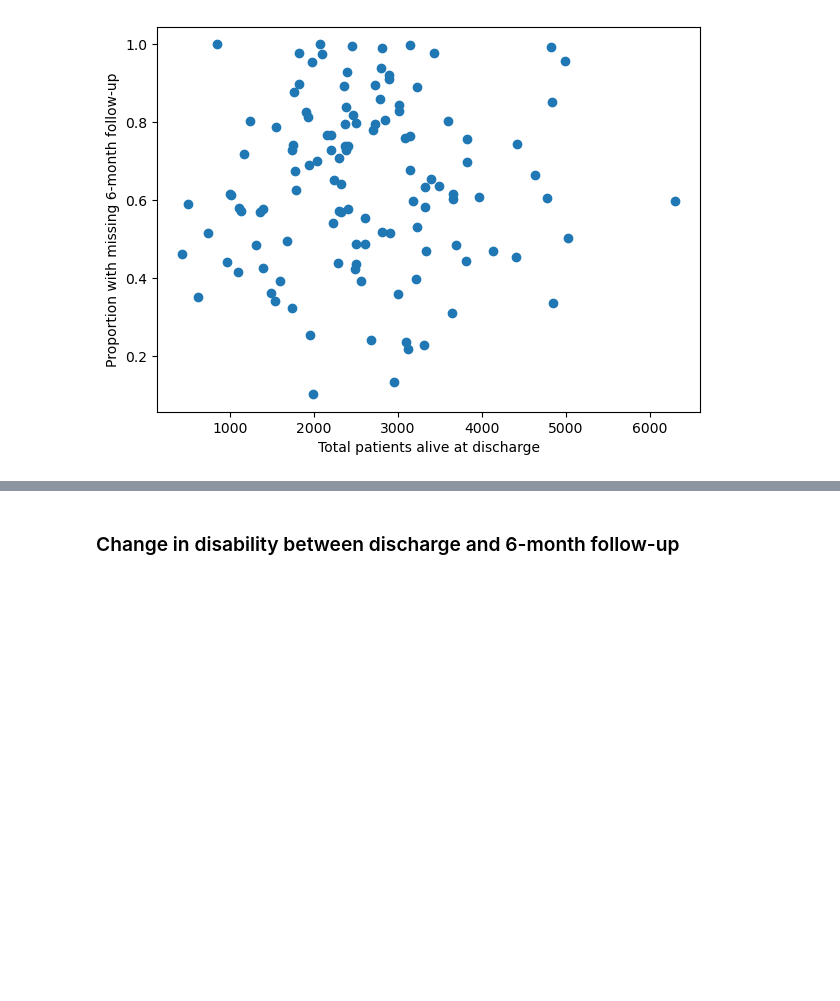
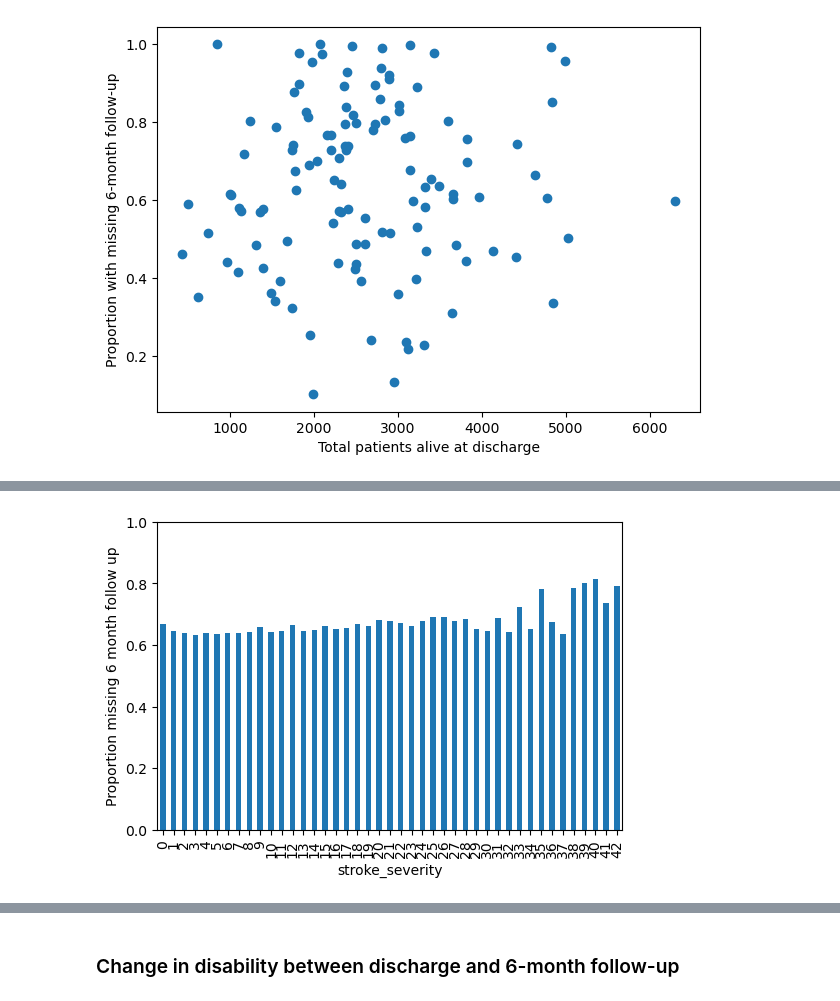
Before and after one commit to samuel-book/samuel_2_data_prep, a Jupyter notebook: descriptive_statistics/disability_6_months.ipynb, the cells around one changed output, grey strips where cells are left out. Drawn from its saved outputs; the diff is of its cells as text; code cells hidden in the pictures; blank space fills up the shorter version.

```diff
--- a/descriptive_statistics/disability_6_months.ipynb
+++ b/descriptive_statistics/disability_6_months.ipynb
@@ -275,0 +228,11 @@ Proportion followed up in those thrombolysed v.s. not
+# %%
+fig, ax = plt.subplots(figsize=(6, 4))
+(data_full_alive
+ .groupby('stroke_severity')['missing_6_month']
+ .mean()
+ .plot(kind='bar', ax=ax))
+ax.set_ylabel('Proportion missing 6 month follow up')
+ax.set_ylim([0, 1])
+plt.show()
+# %% [output]
+[figure, added]
```
Also changed, not shown: parts of 16 cells of this notebook.
